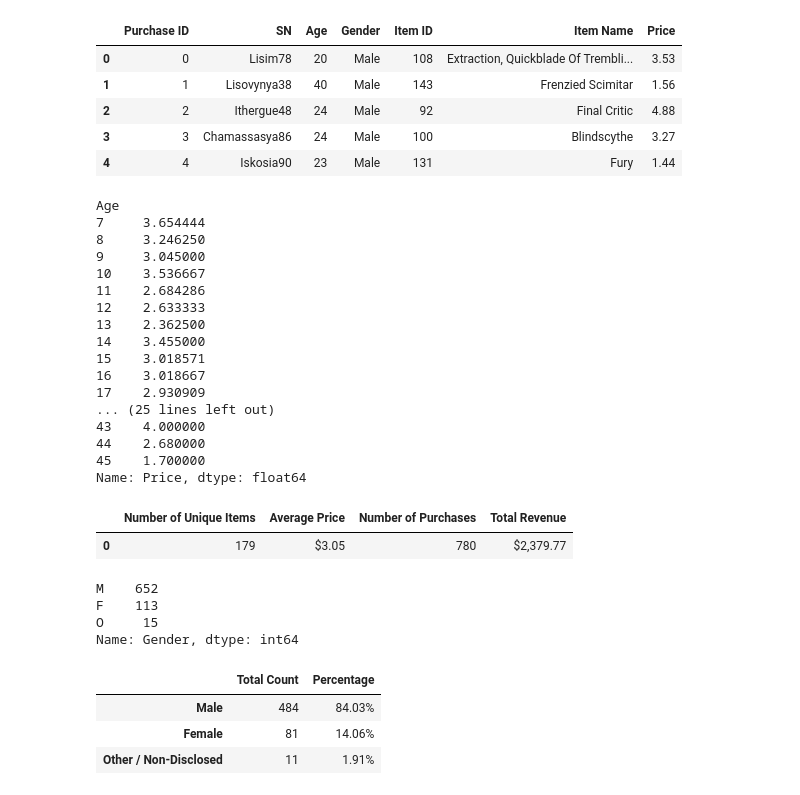
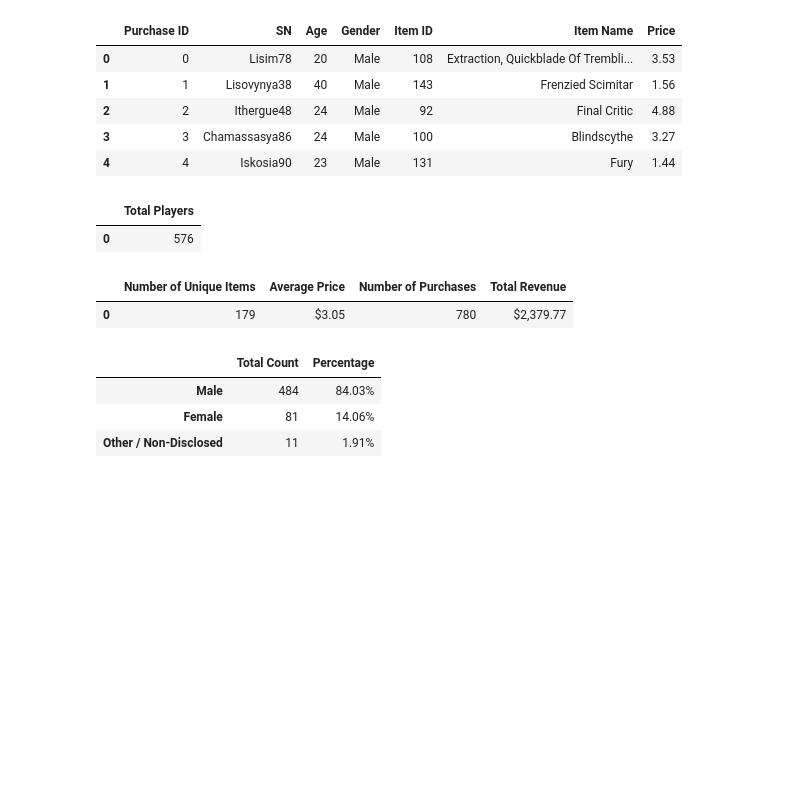
Before and after one commit to markwsutton/pandas-challenge, a Jupyter notebook: HeroesOfPymoli/HeroesOfPymoli.ipynb, the cells around one changed output. Saved outputs shown, nothing was run; the diff lists cells and outputs as text; code cells hidden in the pictures; blank space fills up the shorter version.

```diff
--- a/HeroesOfPymoli/HeroesOfPymoli.ipynb
+++ b/HeroesOfPymoli/HeroesOfPymoli.ipynb
@@ -16,35 +16,15 @@ purchase_data.head()
 | 3 | 3 | Chamassasya86 | 24 | Male | 100 | Blindscythe | 3.27 |
 | 4 | 4 | Iskosia90 | 23 | Male | 131 | Fury | 1.44 |
 # %%
+# Player Count
 #Display the total number of players - unique values in the SN column
 totalplayers = purchase_data["SN"].value_counts()
 len(totalplayers)
-player_dict = [{"Total Players": len(totalplayers) }]
-totalplayer_df = pd.DataFrame(player_dict)
+totalplayer_df = pd.DataFrame([{"Total Players": len(totalplayers)}])
 totalplayer_df
-
-totalplayers["Lisosia93"]
-
-new_df = purchase_data.groupby('Age')['Price'].mean()
-new_df
 # %% [output]
-Age
-7     3.654444
-8     3.246250
-9     3.045000
-10    3.536667
-11    2.684286
-12    2.633333
-13    2.362500
-14    3.455000
-15    3.018571
-16    3.018667
-17    2.930909
-... (25 lines left out)
-43    4.000000
-44    2.680000
-45    1.700000
-Name: Price, dtype: float64
+|  | Total Players |
+| 0 | 576 |
 # %%
 # Purchase Analysis (total)
 # Run basic calculations to obtain number of unique items, average price, number of purchases, and total revenue
@@ -71,17 +50,6 @@ purchase_df
 # %% [output]
 |  | Number of Unique Items | Average Price | Number of Purchases | Total Revenue |
 | 0 | 179 | $3.05 | 780 | $2,379.77 |
-# %%
-
-gender_SN_df = purchase_data.loc[:, ["Gender", "SN", "Age"]]
-new_df=gender_SN_df.groupby('SN')["Gender"]
-
-new_df.transform(lambda x: ','.join(x)).apply(lambda x: x[0]).value_counts()
-# %% [output]
-M    652
-F    113
-O     15
-Name: Gender, dtype: int64
 # %%
 # Gender Demographics: Percentage and Count of Male Players, Percentage and Count of Female Players
 # Percentage and Count of Other / Non-Disclosed
```
Also changed, not shown: parts of 12 cells of this notebook.
